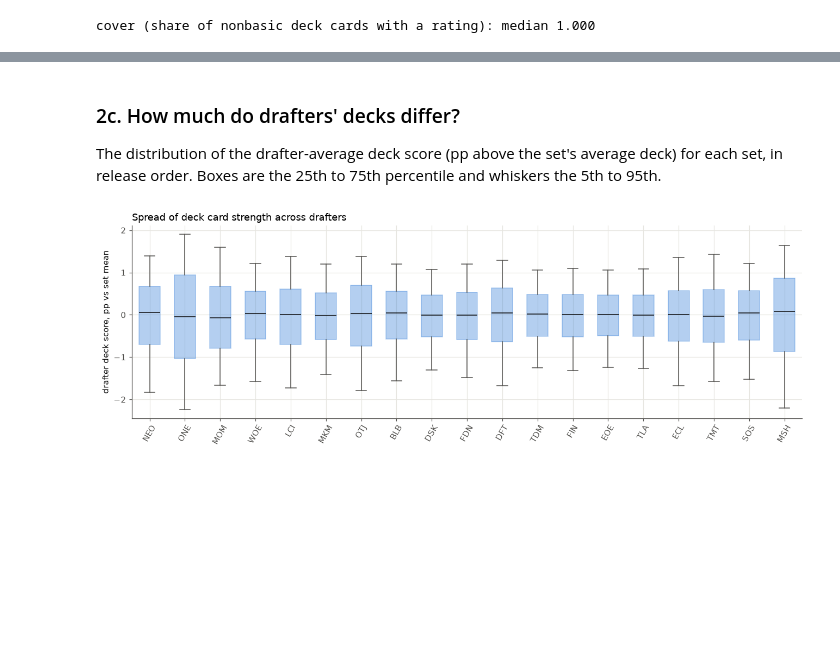
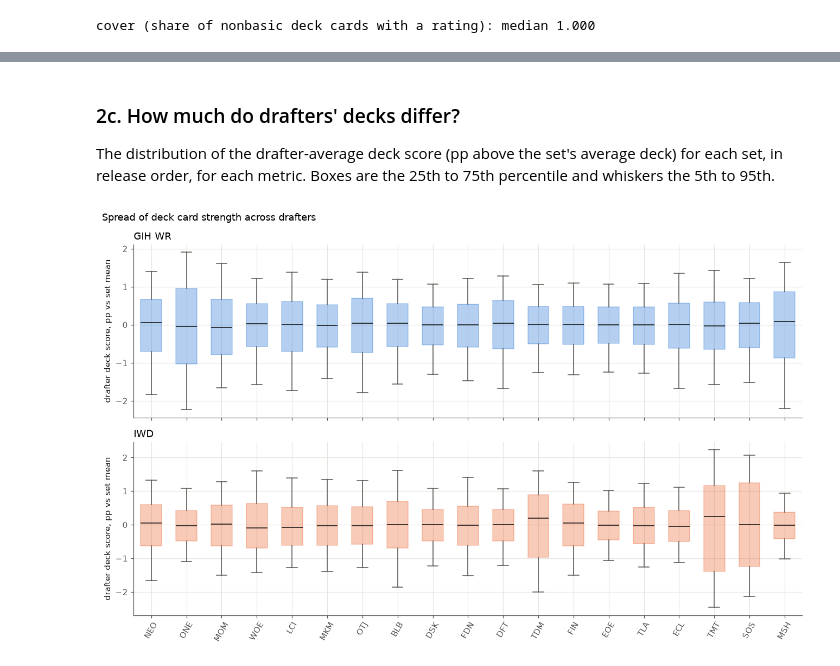
Before and after one commit to zscore/mtg-open-lane, a Jupyter notebook: notebooks/bombs.ipynb, the cells around one changed output, grey strips where cells are left out. Saved outputs shown, nothing was run; the diff lists cells and outputs as text; code cells hidden in the pictures; blank space fills up the shorter version.

```diff
--- a/notebooks/bombs.ipynb
+++ b/notebooks/bombs.ipynb
@@ -151,7 +172,7 @@ Per-game scores are cached to `results/bombs/{set}.PremierDraft.decks.parquet`.
 # %%
 def deck_scores(s, event="PremierDraft"):
     path = OUT / f"{s}.{event}.decks.parquet"
-    if path.exists():
+    if path.exists() and "score_iwd" in pl.read_parquet_schema(path):
         return pl.read_parquet(path)
     g = pl.read_parquet(game_path(s, event))
     names = [c[len("drawn_"):] for c in g.columns if c.startswith("drawn_")]
@@ -159,17 +180,17 @@ def deck_scores(s, event="PremierDraft"):
     nonbasic = ~np.isin(names, BASICS)
     deck = aligned(g, "deck_", names).astype(np.float32)
     half = g["draft_id"].hash(seed=7).to_numpy() % 2
-    score, cover = np.full(g.height, np.nan), np.zeros(g.height)
+    score, cover = {m: np.full(g.height, np.nan) for m in METRICS}, np.zeros(g.height)
     for h in (0, 1):
         r = rate_cards(g.filter(pl.Series(half != h)), s, names)   # ratings from the other half
-        v = np.full(len(names), np.nan)
-        v[[idx[n] for n in r["name"]]] = r["norm_eb"].to_numpy()
-        rated, m = ~np.isnan(v), half == h
-        d = deck[m]
-        k = d[:, rated].sum(1)
-        score[m] = d[:, rated] @ v[rated] / np.maximum(k, 1)
-        cover[m] = k / np.maximum(d[:, nonbasic].sum(1), 1)
-    out = pl.DataFrame({"draft_id": g["draft_id"], "won": flag(g["won"]), "score": score, "cover": cover})
+        j, m = [idx[n] for n in r["name"]], half == h
+        d = deck[m][:, j]
+        k = d.sum(1)
+        for met, col in RATING.items():
+            score[met][m] = d @ r[col].to_numpy() / np.maximum(k, 1)
+        cover[m] = k / np.maximum(deck[m][:, nonbasic].sum(1), 1)
+    out = pl.DataFrame({"draft_id": g["draft_id"], "won": flag(g["won"]), "cover": cover,
+                        **{f"score_{m}": score[m] for m in METRICS}})
     out.write_parquet(path)
     return out
 
@@ -337,20 +462,23 @@ ax.legend(loc="upper left"); plt.tight_layout(); plt.show()
 # %% [markdown]
 ### 2c. How much do drafters' decks differ?
 
-The distribution of the drafter-average deck score (pp above the set's average deck) for each set, in release order. Boxes
+The distribution of the drafter-average deck score (pp above the set's average deck) for each set, in release order, for each metric. Boxes
 are the 25th to 75th percentile and whiskers the 5th to 95th.
 # %%
-dist = []
-for s in SETS:
-    dr = games.filter(pl.col("set") == s).group_by("draft_id").agg(pl.col("score_c").mean(), pl.len()).filter(pl.col("len") >= 3)
-    dist.append(dr["score_c"].to_numpy())
-fig, ax = plt.subplots(figsize=(12, 4.2))
-ax.boxplot(dist, whis=(5, 95), showfliers=False, widths=0.6, patch_artist=True,
-           boxprops=dict(facecolor=BLUE, alpha=0.35, edgecolor=BLUE), medianprops=dict(color=INK),
-           whiskerprops=dict(color=MUTED), capprops=dict(color=MUTED))
-ax.set_xticks(range(1, len(SETS) + 1), SETS, rotation=60)
-ax.set_ylabel("drafter deck score, pp vs set mean")
-ax.set_title("Spread of deck card strength across drafters", loc="left")
+fig, axes = plt.subplots(2, 1, figsize=(12, 7.5), sharex=True)
+for ax, (m, label) in zip(axes, METRICS.items()):
+    dist = []
+    for s in SETS:
+        dr = (games.filter(pl.col("set") == s).group_by("draft_id").agg(pl.col(f"score_c_{m}").mean(), pl.len())
+              .filter(pl.col("len") >= 3))
+        dist.append(dr[f"score_c_{m}"].to_numpy())
+    ax.boxplot(dist, whis=(5, 95), showfliers=False, widths=0.6, patch_artist=True,
+               boxprops=dict(facecolor=M_COLOR[m], alpha=0.35, edgecolor=M_COLOR[m]), medianprops=dict(color=INK),
+               whiskerprops=dict(color=MUTED), capprops=dict(color=MUTED))
+    ax.set_ylabel("drafter deck score, pp vs set mean")
+    ax.set_title(label, loc="left")
+axes[1].set_xticks(range(1, len(SETS) + 1), SETS, rotation=60)
+fig.suptitle("Spread of deck card strength across drafters", x=0.01, ha="left", fontsize=12)
 plt.tight_layout(); plt.show()
 # %% [output]
-[figure, old version]
+[figure, new version]
```
Also changed, not shown: parts of 22 cells of this notebook, 12 other files.
